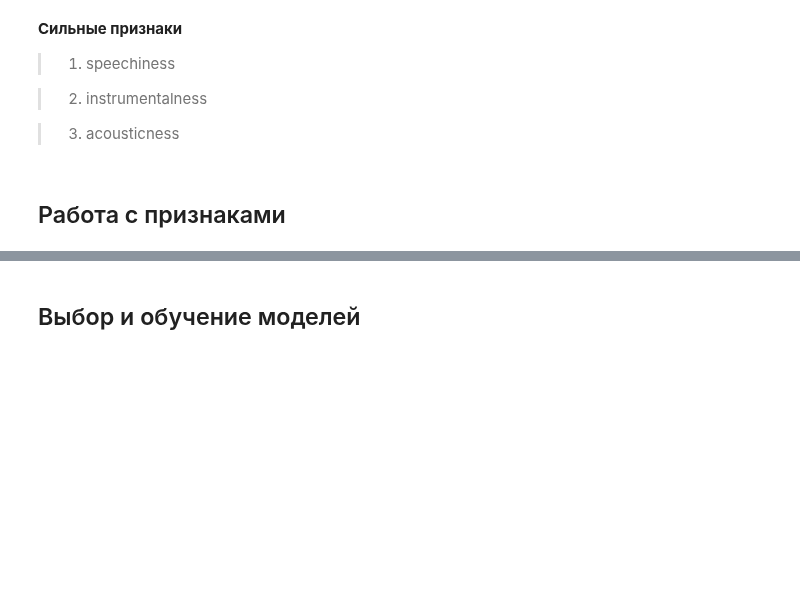
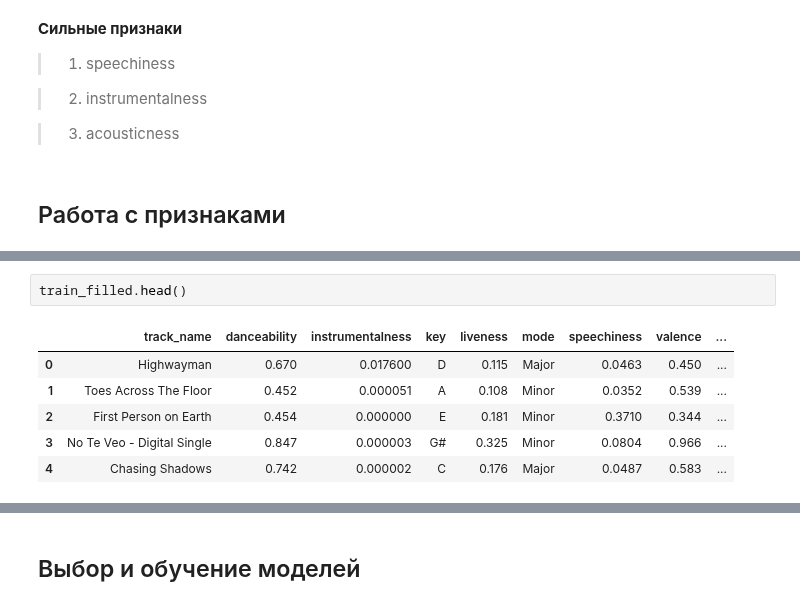
Before and after one commit to iZemenkov/HSE-ML-TEAM-4, a Jupyter notebook: Project_Music_genre_prediction.ipynb, the cells around one changed output, grey strips where cells are left out. Saved outputs shown, nothing was run; the diff lists cells and outputs as text; blank space fills up the shorter version.

```diff
--- a/Project_Music_genre_prediction.ipynb
+++ b/Project_Music_genre_prediction.ipynb
@@ -533,0 +583,9 @@ plt.show()
+# %%
+train_filled.head()
+# %% [output]
+|  | track_name | danceability | instrumentalness | key | liveness | mode | speechiness | valence | ... |
+| 0 | Highwayman | 0.670 | 0.017600 | D | 0.115 | Major | 0.0463 | 0.450 | ... |
+| 1 | Toes Across The Floor | 0.452 | 0.000051 | A | 0.108 | Minor | 0.0352 | 0.539 | ... |
+| 2 | First Person on Earth | 0.454 | 0.000000 | E | 0.181 | Minor | 0.3710 | 0.344 | ... |
+| 3 | No Te Veo - Digital Single | 0.847 | 0.000003 | G# | 0.325 | Minor | 0.0804 | 0.966 | ... |
+| 4 | Chasing Shadows | 0.742 | 0.000002 | C | 0.176 | Major | 0.0487 | 0.583 | ... |
```
Also changed, not shown: parts of 21 cells of this notebook.
